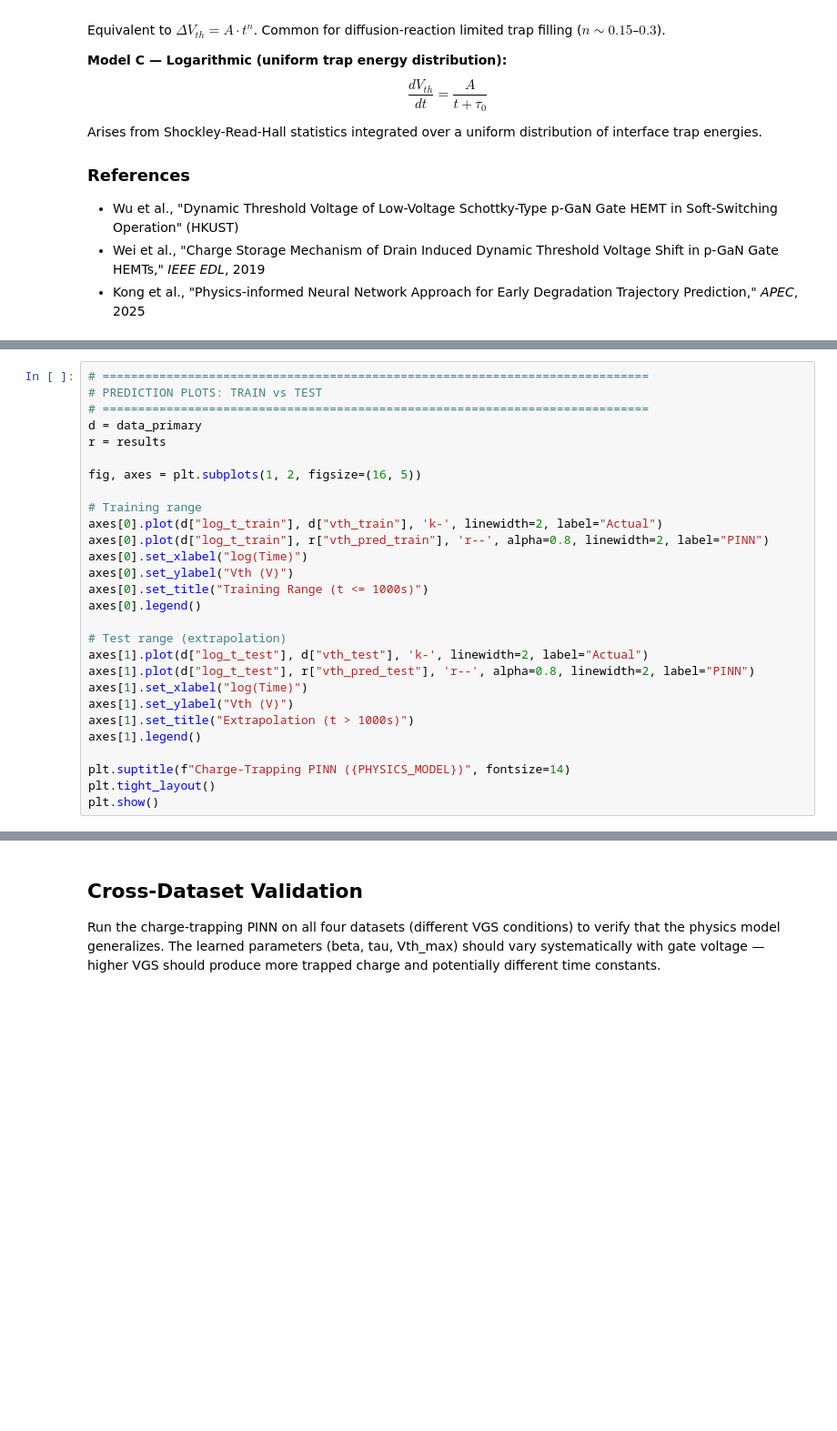
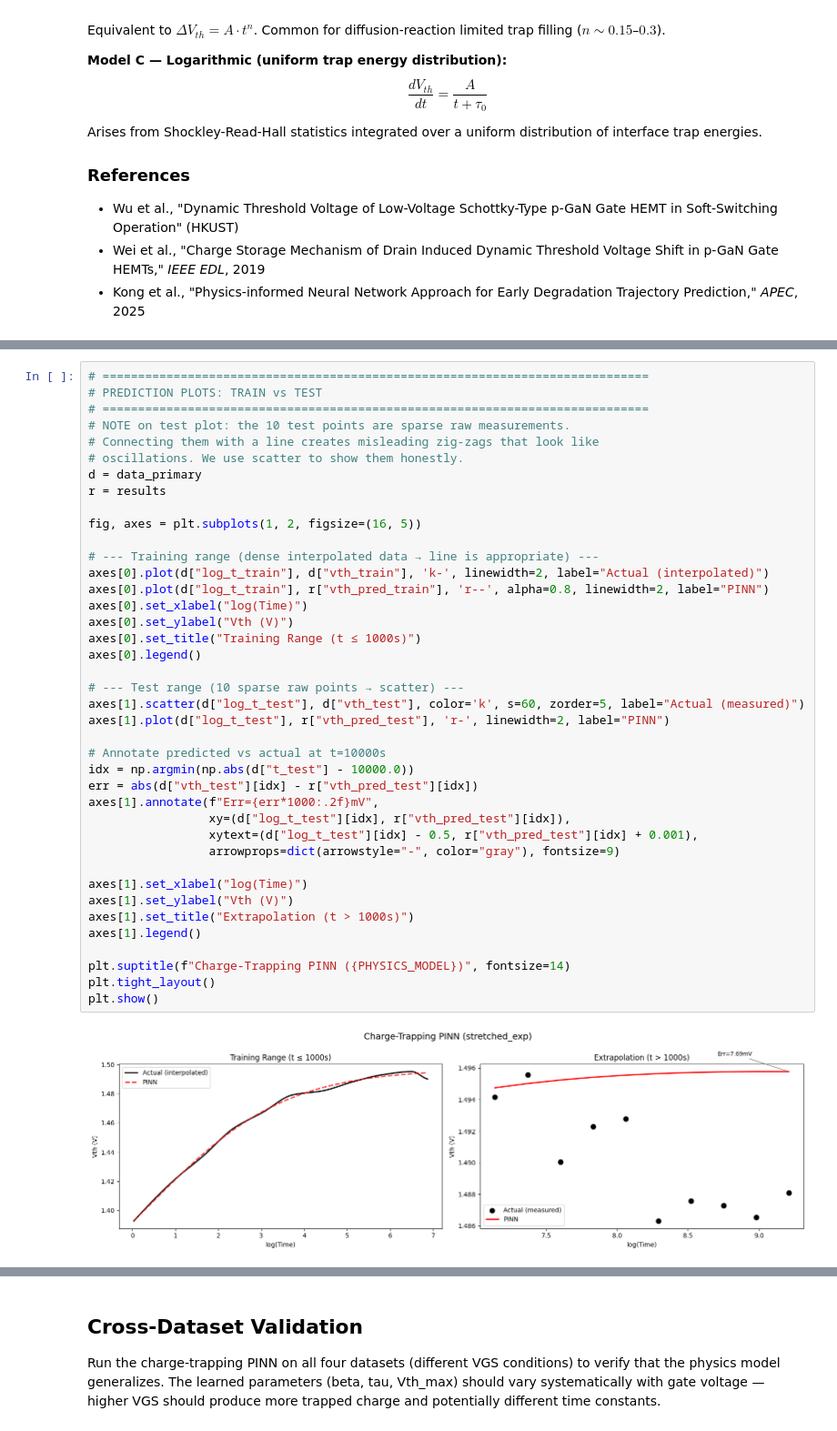
Before and after one commit to thjuels/PINN-GaN-lifetime, a Jupyter notebook: pinn_gan.ipynb, the cells around one changed output, grey strips where cells are left out. Shown at 91% size. Cells and saved outputs as stored; diff of their text form; blank space fills up the shorter version.

Commit message:
updated PINN

```diff
--- a/pinn_gan.ipynb
+++ b/pinn_gan.ipynb
@@ -597,31 +706,45 @@ results = evaluate_pinn(pinn_model, data_primary, scaler_t, scaler_vth,
 # %%
 # =============================================================================
 # PREDICTION PLOTS: TRAIN vs TEST
 # =============================================================================
+# NOTE on test plot: the 10 test points are sparse raw measurements.
+# Connecting them with a line creates misleading zig-zags that look like
+# oscillations. We use scatter to show them honestly.
 d = data_primary
 r = results
 
 fig, axes = plt.subplots(1, 2, figsize=(16, 5))
 
-# Training range
-axes[0].plot(d["log_t_train"], d["vth_train"], 'k-', linewidth=2, label="Actual")
+# --- Training range (dense interpolated data → line is appropriate) ---
+axes[0].plot(d["log_t_train"], d["vth_train"], 'k-', linewidth=2, label="Actual (interpolated)")
 axes[0].plot(d["log_t_train"], r["vth_pred_train"], 'r--', alpha=0.8, linewidth=2, label="PINN")
 axes[0].set_xlabel("log(Time)")
 axes[0].set_ylabel("Vth (V)")
-axes[0].set_title("Training Range (t <= 1000s)")
+axes[0].set_title("Training Range (t ≤ 1000s)")
 axes[0].legend()
 
-# Test range (extrapolation)
-axes[1].plot(d["log_t_test"], d["vth_test"], 'k-', linewidth=2, label="Actual")
-axes[1].plot(d["log_t_test"], r["vth_pred_test"], 'r--', alpha=0.8, linewidth=2, label="PINN")
+# --- Test range (10 sparse raw points → scatter) ---
+axes[1].scatter(d["log_t_test"], d["vth_test"], color='k', s=60, zorder=5, label="Actual (measured)")
+axes[1].plot(d["log_t_test"], r["vth_pred_test"], 'r-', linewidth=2, label="PINN")
+
+# Annotate predicted vs actual at t=10000s
+idx = np.argmin(np.abs(d["t_test"] - 10000.0))
+err = abs(d["vth_test"][idx] - r["vth_pred_test"][idx])
+axes[1].annotate(f"Err={err*1000:.2f}mV",
+                 xy=(d["log_t_test"][idx], r["vth_pred_test"][idx]),
+                 xytext=(d["log_t_test"][idx] - 0.5, r["vth_pred_test"][idx] + 0.001),
+                 arrowprops=dict(arrowstyle="-", color="gray"), fontsize=9)
+
 axes[1].set_xlabel("log(Time)")
 axes[1].set_ylabel("Vth (V)")
 axes[1].set_title("Extrapolation (t > 1000s)")
 axes[1].legend()
 
 plt.suptitle(f"Charge-Trapping PINN ({PHYSICS_MODEL})", fontsize=14)
 plt.tight_layout()
 plt.show()
+# %% [output]
+[figure, added]
 # %%
 # =============================================================================
 # FULL RANGE PREDICTION — with physics-implied trajectory
```
Also changed, not shown: parts of 17 cells of this notebook.
